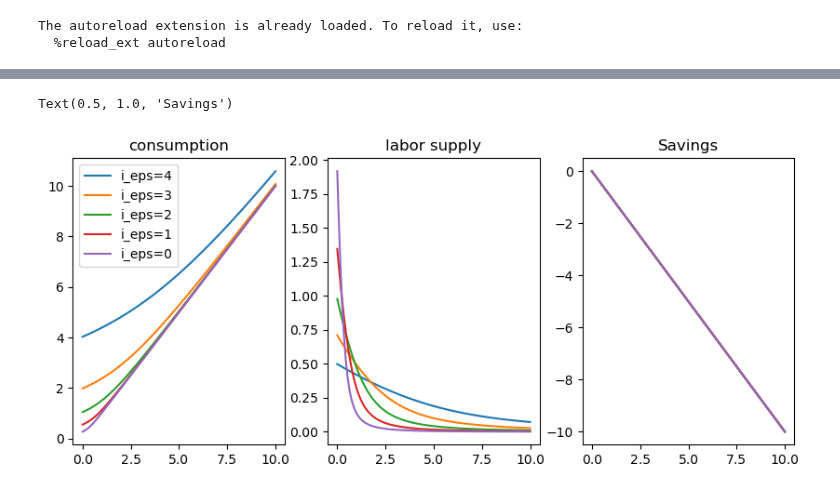
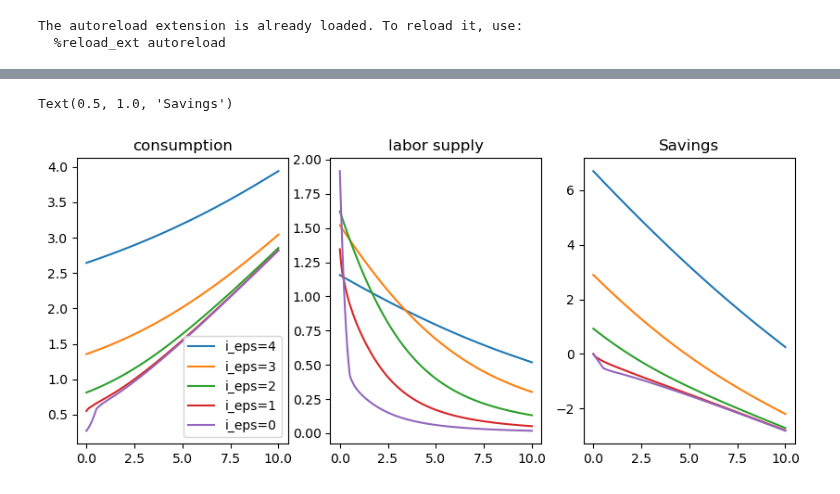
Before and after one commit to ansofol/DP_term_paper, a Jupyter notebook: working_stage/building_work_model.ipynb, the cells around one changed output, grey strips where cells are left out. Cells and saved outputs as stored; diff of their text form; code cells hidden in the pictures.

```diff
--- a/working_stage/building_work_model.ipynb
+++ b/working_stage/building_work_model.ipynb
@@ -41,34 +41,34 @@ plt.legend()
 # %%
 # plot some policy functions, just to be sure
-t = 4
+t = 2
 edu = 0
 type = 0
 
 fig = plt.figure(figsize=(10,4))
 ax = fig.add_subplot(1,3,1)
 ax.plot(par.a_grid, sol.c[type, t, 1, edu, par.Ba:, 4], label='i_eps=4')
 ax.plot(par.a_grid, sol.c[type, t, 1, edu, par.Ba:, 3], label='i_eps=3')
 ax.plot(par.a_grid, sol.c[type, t, 1, edu, par.Ba:, 2], label='i_eps=2')
 ax.plot(par.a_grid, sol.c[type, t, 1, edu, par.Ba:, 1], label='i_eps=1')
 ax.plot(par.a_grid, sol.c[type, t, 1, edu, par.Ba:, 0], label='i_eps=0')
 ax.set_title('consumption')
 ax.legend()
 
 ax = fig.add_subplot(1,3,2)
 ax.plot(par.a_grid, sol.ell[type, t, 1, edu, par.Ba:, 4])
 ax.plot(par.a_grid, sol.ell[type, t, 1, edu, par.Ba:, 3])
 ax.plot(par.a_grid, sol.ell[type, t, 1, edu, par.Ba:, 2])
 ax.plot(par.a_grid, sol.ell[type, t, 1, edu, par.Ba:, 1])
 ax.plot(par.a_grid, sol.ell[type, t, 1, edu, par.Ba:, 0])
 ax.set_title('labor supply')
 
 ax = fig.add_subplot(1,3,3)
 ax.plot(par.a_grid, sol.a[type, t, 1, edu, par.Ba:, 4]-par.a_grid)
 ax.plot(par.a_grid, sol.a[type, t, 1, edu, par.Ba:, 3]-par.a_grid)
 ax.plot(par.a_grid, sol.a[type, t, 1, edu, par.Ba:, 2]-par.a_grid)
 ax.plot(par.a_grid, sol.a[type, t, 1, edu, par.Ba:, 1]-par.a_grid)
 ax.plot(par.a_grid, sol.a[type, t, 1, edu, par.Ba:, 0]-par.a_grid)
 ax.set_title('Savings')
 # %% [output]
 Text(0.5, 1.0, 'Savings')
-[figure, old version]
+[figure, new version]
```
Also changed, not shown: parts of 1 cell of this notebook, 4 other files.
